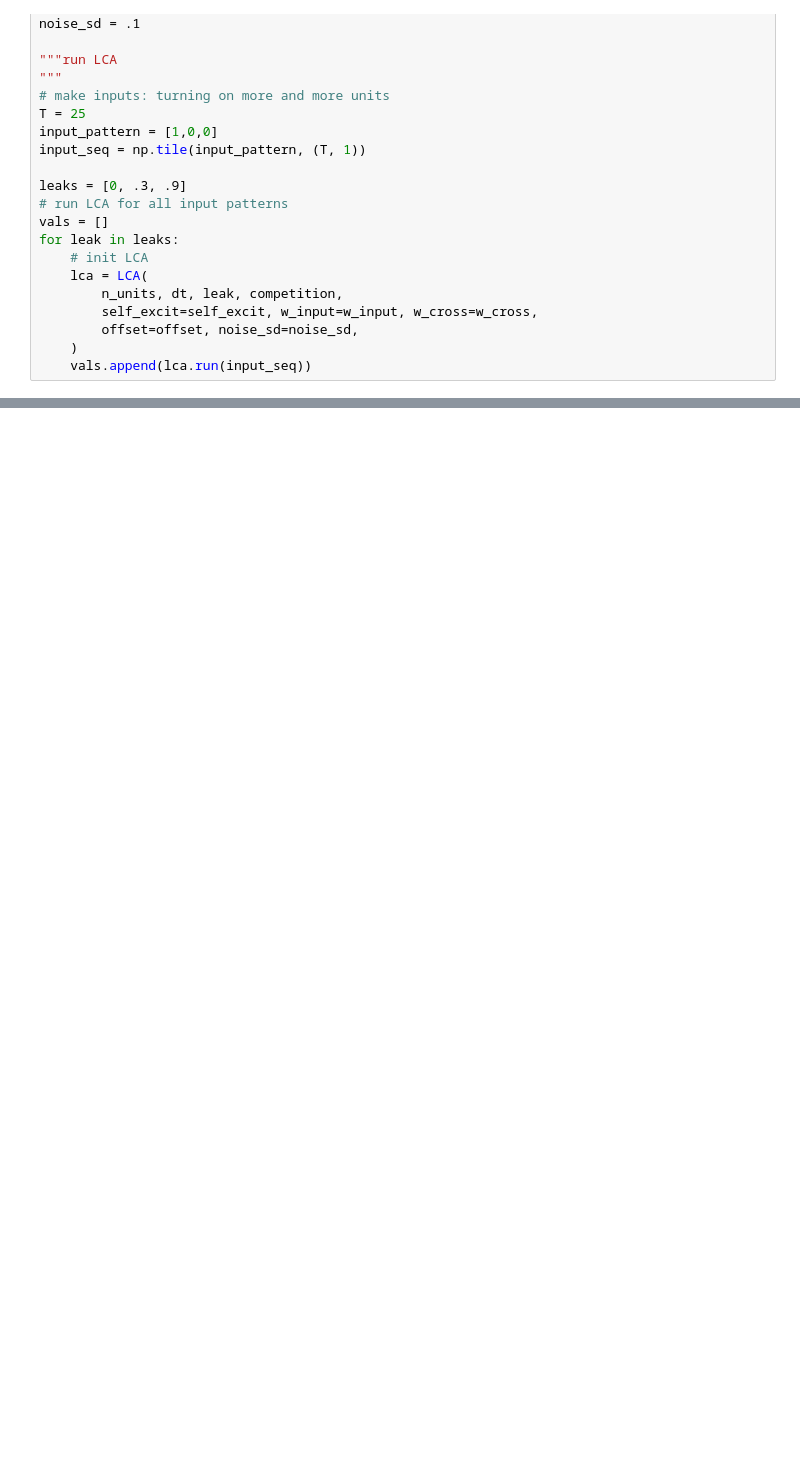
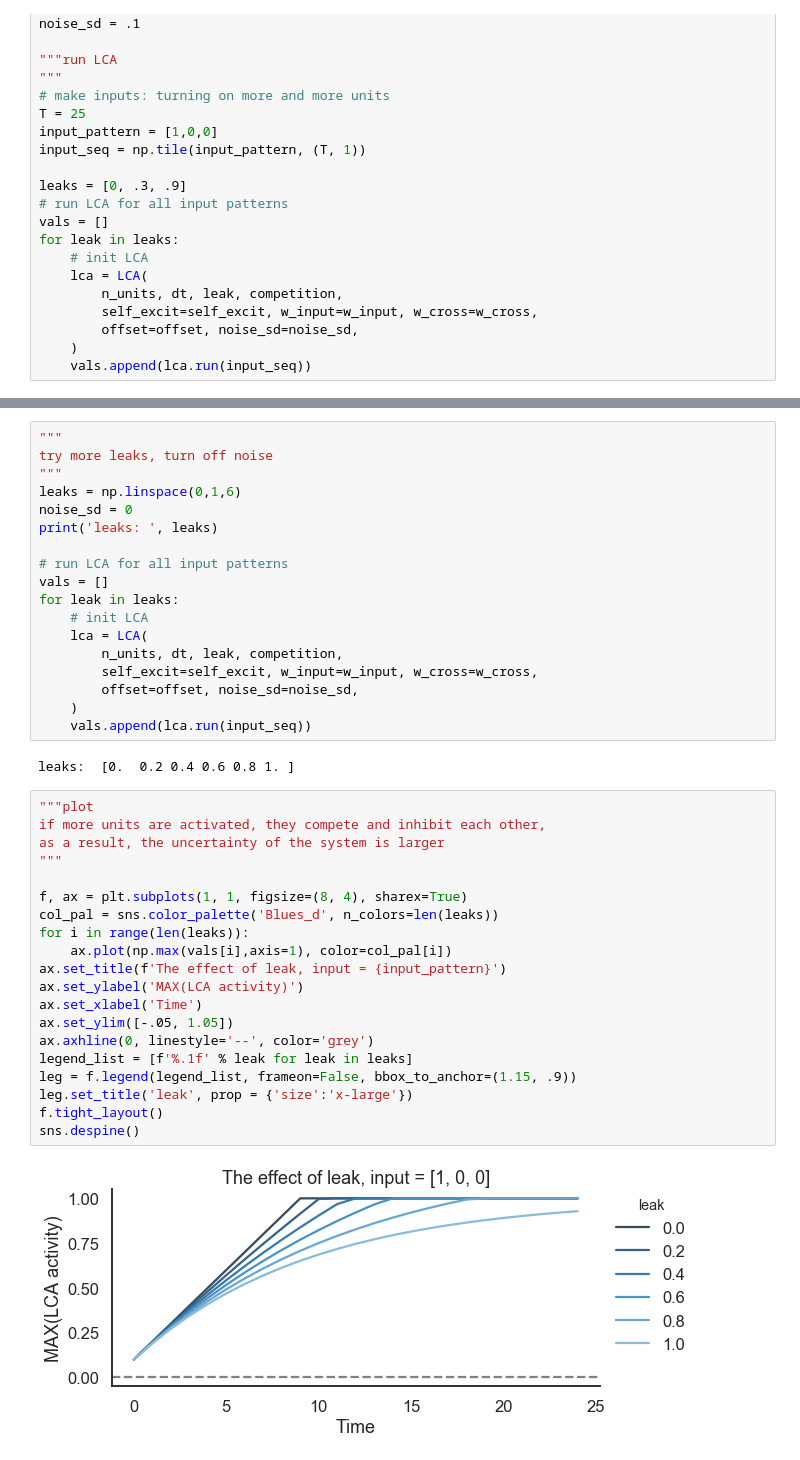
Before and after one commit to qihongl/pylca, a Jupyter notebook: example/demo_lca_leak.ipynb, the cells around one changed output, grey strips where cells are left out. Drawn from its saved outputs; the diff is of its cells as text; blank space fills up the shorter version.

Commit message:
noise off simulation

```diff
--- a/example/demo_lca_leak.ipynb
+++ b/example/demo_lca_leak.ipynb
@@ -70,0 +71,42 @@ sns.despine()
+# %%
+"""
+try more leaks, turn off noise
+"""
+leaks = np.linspace(0,1,6)
+noise_sd = 0
+print('leaks: ', leaks)
+
+# run LCA for all input patterns
+vals = []
+for leak in leaks:
+    # init LCA
+    lca = LCA(
+        n_units, dt, leak, competition,
+        self_excit=self_excit, w_input=w_input, w_cross=w_cross,
+        offset=offset, noise_sd=noise_sd,
+    )
+    vals.append(lca.run(input_seq))
+# %% [output]
+leaks:  [0.  0.2 0.4 0.6 0.8 1. ]
+# %%
+"""plot
+if more units are activated, they compete and inhibit each other,
+as a result, the uncertainty of the system is larger
+"""
+
+f, ax = plt.subplots(1, 1, figsize=(8, 4), sharex=True)
+col_pal = sns.color_palette('Blues_d', n_colors=len(leaks))
+for i in range(len(leaks)):
+    ax.plot(np.max(vals[i],axis=1), color=col_pal[i])
+ax.set_title(f'The effect of leak, input = {input_pattern}')
+ax.set_ylabel('MAX(LCA activity)')
+ax.set_xlabel('Time')
+ax.set_ylim([-.05, 1.05])
+ax.axhline(0, linestyle='--', color='grey')
+legend_list = [f'%.1f' % leak for leak in leaks]
+leg = f.legend(legend_list, frameon=False, bbox_to_anchor=(1.15, .9))
+leg.set_title('leak', prop = {'size':'x-large'})
+f.tight_layout()
+sns.despine()
+# %% [output]
+[figure, added]
```
Also changed, not shown: parts of 1 cell of this notebook, 1 other file.
